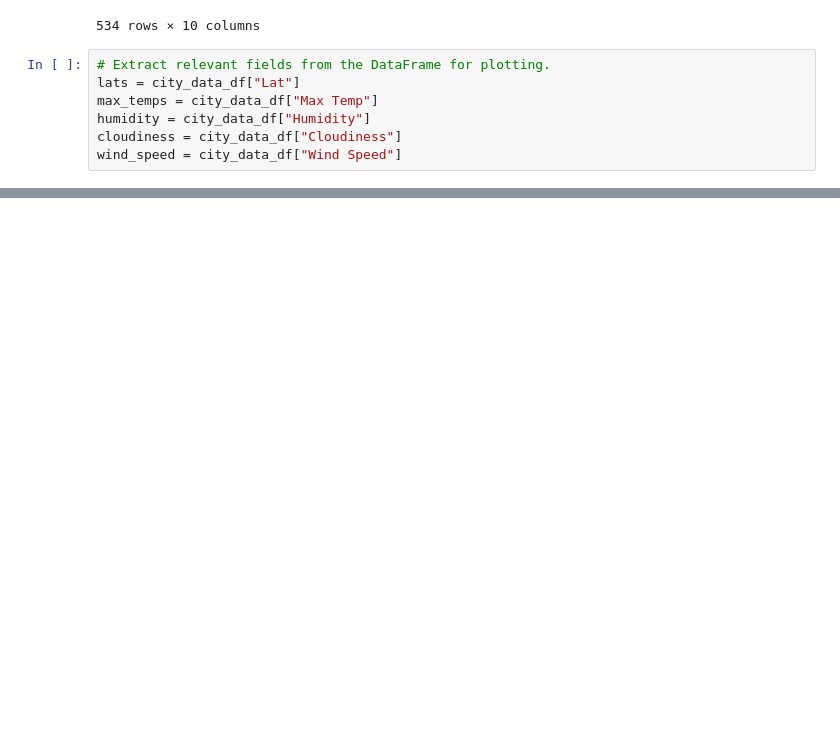
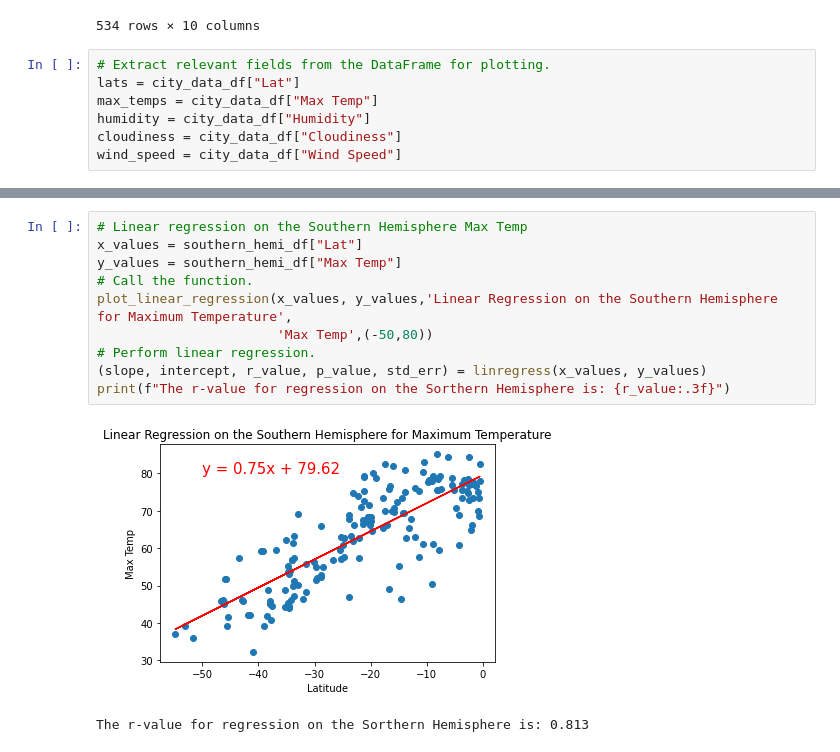
Before and after one commit to godak9/World_Weather_Analysis, a Jupyter notebook: WeatherPy.ipynb, the cells around one changed output, grey strips where cells are left out. Drawn from its saved outputs; the diff is of its cells as text; blank space fills up the shorter version.

```diff
--- a/WeatherPy.ipynb
+++ b/WeatherPy.ipynb
@@ -336,0 +420,13 @@ plt.show()
+# %%
+# Linear regression on the Southern Hemisphere Max Temp
+x_values = southern_hemi_df["Lat"]
+y_values = southern_hemi_df["Max Temp"]
+# Call the function.
+plot_linear_regression(x_values, y_values,'Linear Regression on the Southern Hemisphere for Maximum Temperature',
+                       'Max Temp',(-50,80))
+# Perform linear regression.
+(slope, intercept, r_value, p_value, std_err) = linregress(x_values, y_values)
+print(f"The r-value for regression on the Sorthern Hemisphere is: {r_value:.3f}")
+# %% [output]
+[figure, added]
+The r-value for regression on the Sorthern Hemisphere is: 0.813
```
Also changed, not shown: parts of 19 cells of this notebook, 2 other files.
